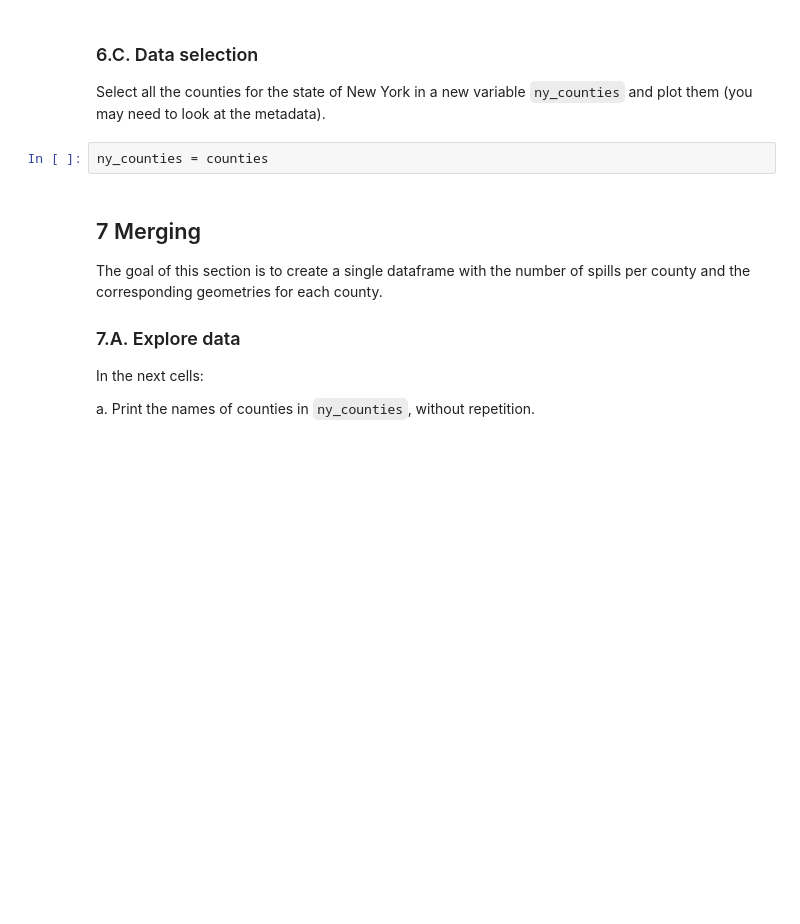
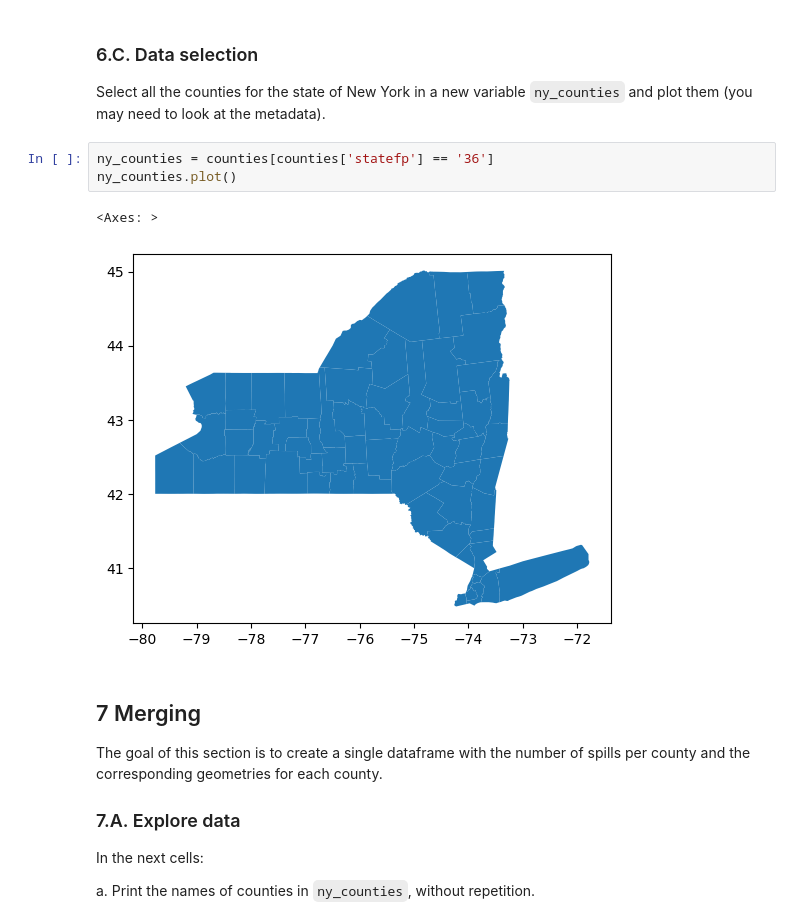
Before and after one commit to jaslynmiura/eds220-hwk3, a Jupyter notebook: hwk3-task1-spills.ipynb, the cells around one changed output. Saved outputs shown, nothing was run; the diff lists cells and outputs as text; blank space fills up the shorter version.

```diff
--- a/hwk3-task1-spills.ipynb
+++ b/hwk3-task1-spills.ipynb
@@ -384,7 +384,11 @@ counties.head()
 
 Select all the counties for the state of New York in a new variable `ny_counties` and plot them (you may need to look at the metadata).
 # %%
-ny_counties = counties
+ny_counties = counties[counties['statefp'] == '36']
+ny_counties.plot()
+# %% [output]
+<Axes: >
+[figure, added]
 # %% [markdown]
 <!-- END QUESTION -->
 
```
Also changed, not shown: parts of 18 cells of this notebook.
